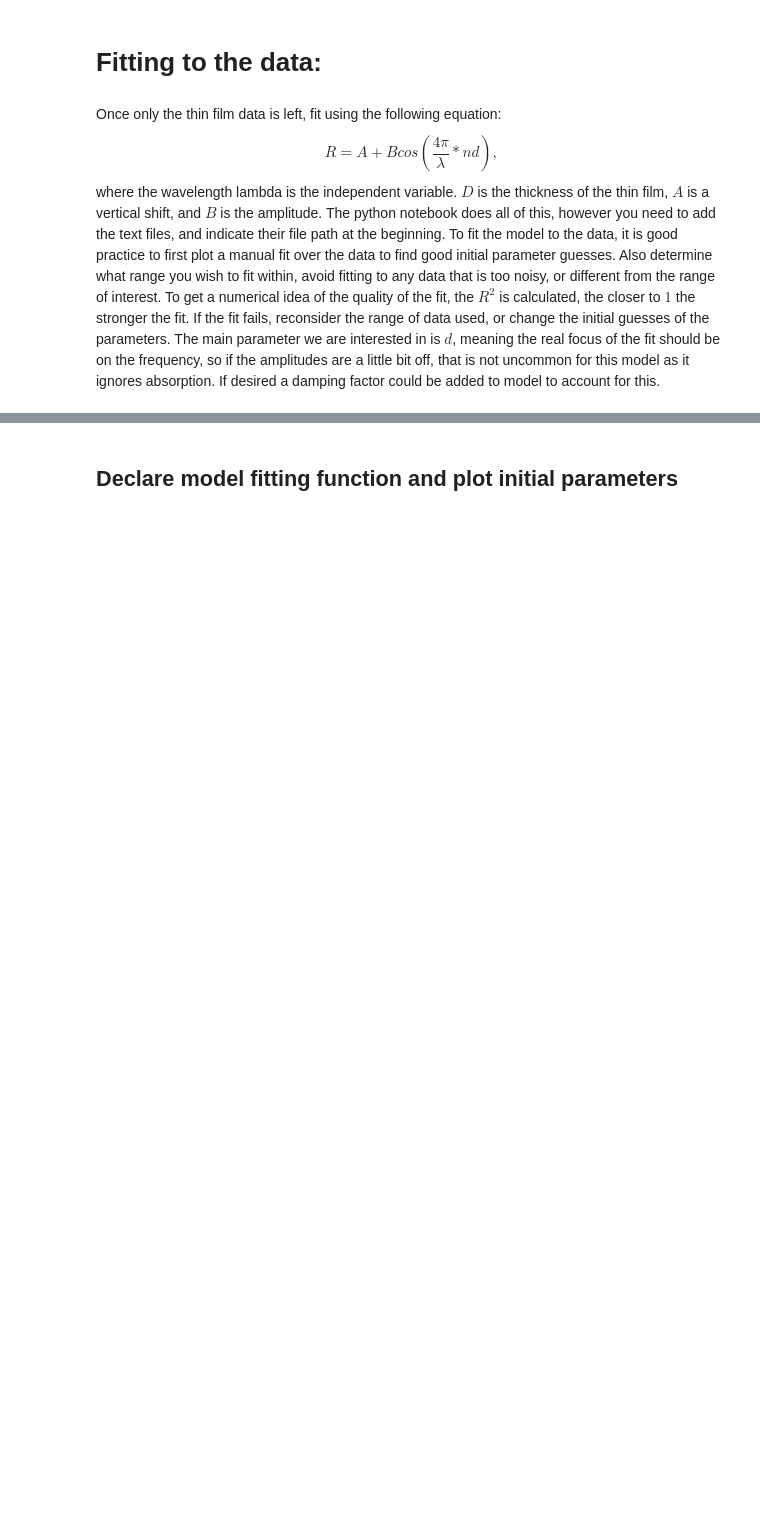
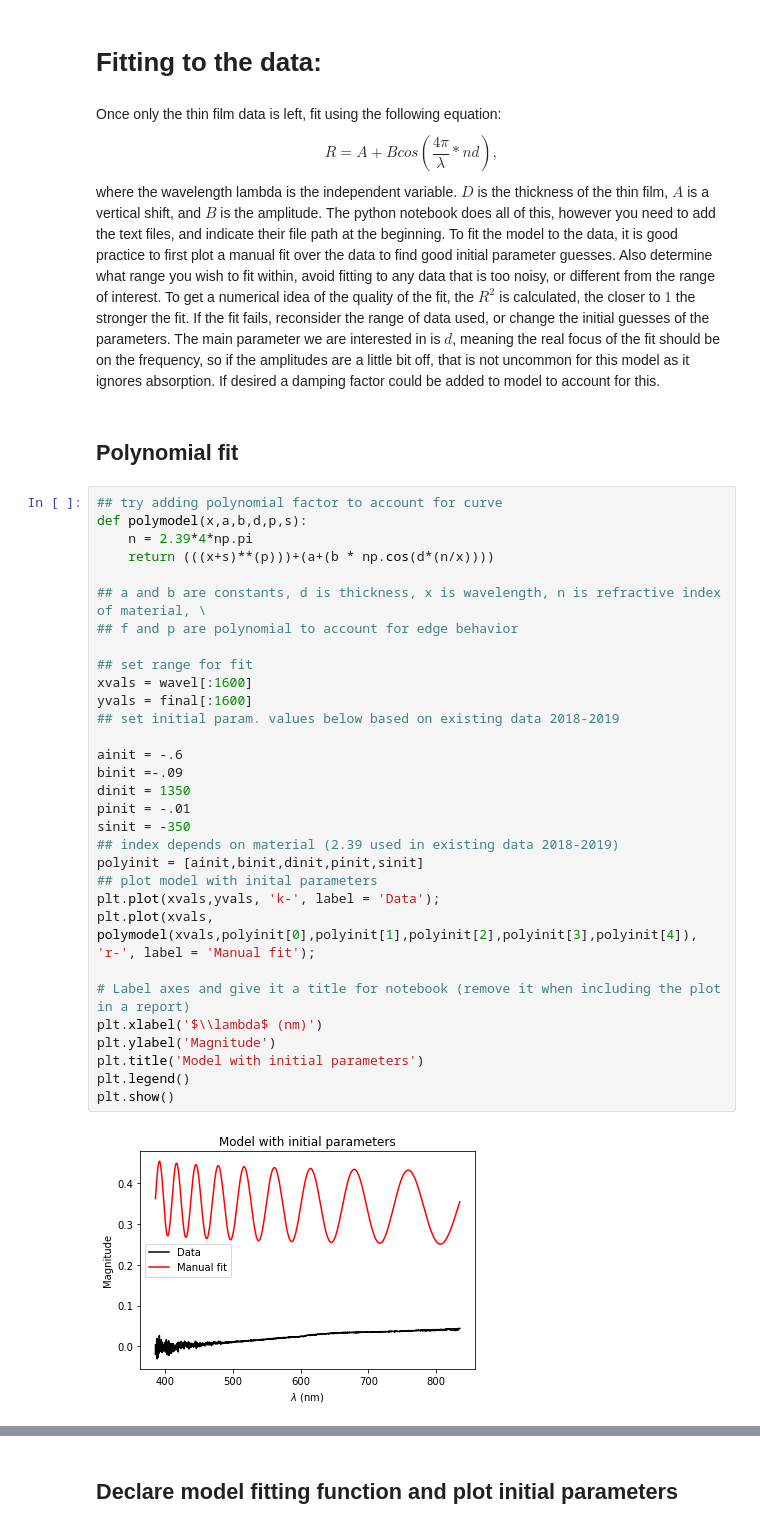
Before and after one commit to ManuelRojasPhysics/Reflectance, a Jupyter notebook: Plotting reflectance data.ipynb, the cells around one changed output, grey strips where cells are left out. Drawn from its saved outputs; the diff is of its cells as text; blank space fills up the shorter version.

```diff
--- a/Plotting reflectance data.ipynb
+++ b/Plotting reflectance data.ipynb
@@ -97,3 +97,38 @@ plt.title('new mirror Spectra after correction');
 # Fitting to the data:
 # %% [markdown]
 Once only the thin film data is left, fit using the following equation: $$R=A+Bcos(\frac{4π}{\lambda}*nd),$$ where the wavelength lambda is the independent variable. $D$ is the thickness of the thin film, $A$ is a vertical shift, and $B$ is the amplitude. The python notebook does all of this, however you need to add the text files, and indicate their file path at the beginning. To fit the model to the data, it is good practice to first plot a manual fit over the data to find good initial parameter guesses. Also determine what range you wish to fit within, avoid fitting to any data that is too noisy, or different from the range of interest. To get a numerical idea of the quality of the fit, the $R^2$ is calculated, the closer to $1$ the stronger the fit. If the fit fails, reconsider the range of data used, or change the initial guesses of the parameters. The main parameter we are interested in is $d$, meaning the real focus of the fit should be on the frequency, so if the amplitudes are a little bit off, that is not uncommon for this model as it ignores absorption. If desired a damping factor could be added to model to account for this.
+# %% [markdown]
+## Polynomial fit
+# %%
+## try adding polynomial factor to account for curve
+def polymodel(x,a,b,d,p,s):
+    n = 2.39*4*np.pi
+    return (((x+s)**(p)))+(a+(b * np.cos(d*(n/x))))
+
+## a and b are constants, d is thickness, x is wavelength, n is refractive index of material, \
+## f and p are polynomial to account for edge behavior
+
+## set range for fit
+xvals = wavel[:1600]
+yvals = final[:1600]
+## set initial param. values below based on existing data 2018-2019
+
+ainit = -.6
+binit =-.09
+dinit = 1350
+pinit = -.01
+sinit = -350
+## index depends on material (2.39 used in existing data 2018-2019)
+polyinit = [ainit,binit,dinit,pinit,sinit]
+## plot model with inital parameters
+plt.plot(xvals,yvals, 'k-', label = 'Data');
+plt.plot(xvals, polymodel(xvals,polyinit[0],polyinit[1],polyinit[2],polyinit[3],polyinit[4]), 'r-', label = 'Manual fit');
+
+# Label axes and give it a title for notebook (remove it when including the plot in a report)
+plt.xlabel('$\\lambda$ (nm)')
+plt.ylabel('Magnitude')
+plt.title('Model with initial parameters')
+plt.legend()
+plt.show()
+# %% [output]
+[figure, added]
```
Also changed, not shown: parts of 8 cells of this notebook, 18 other files.
